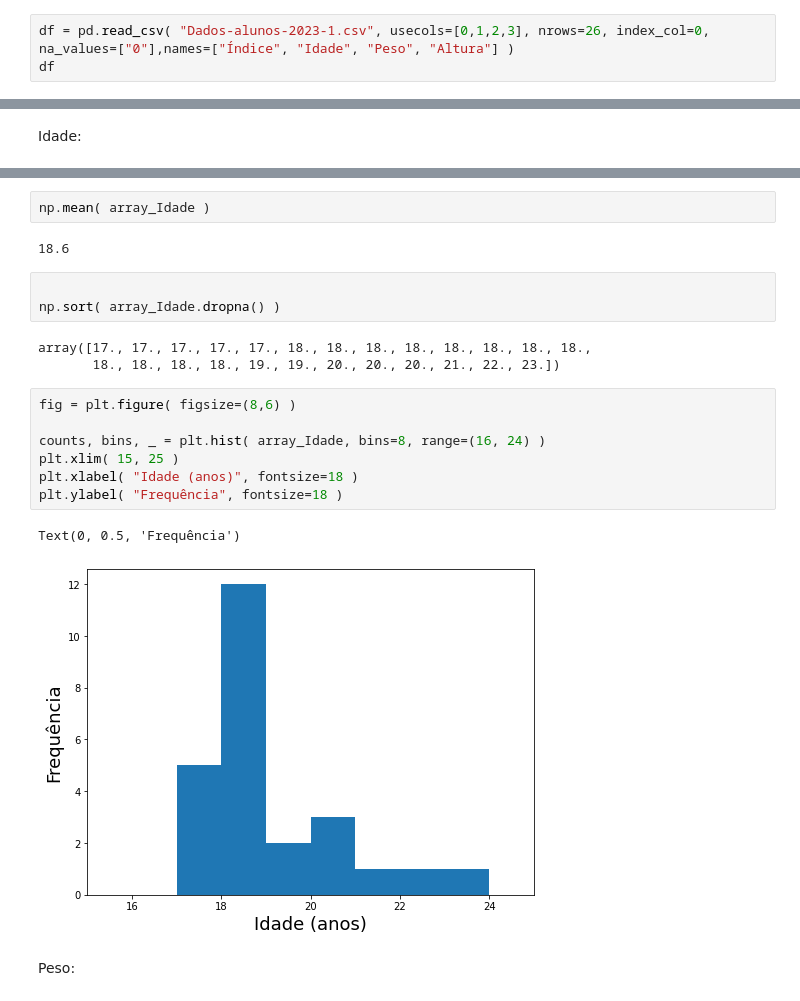
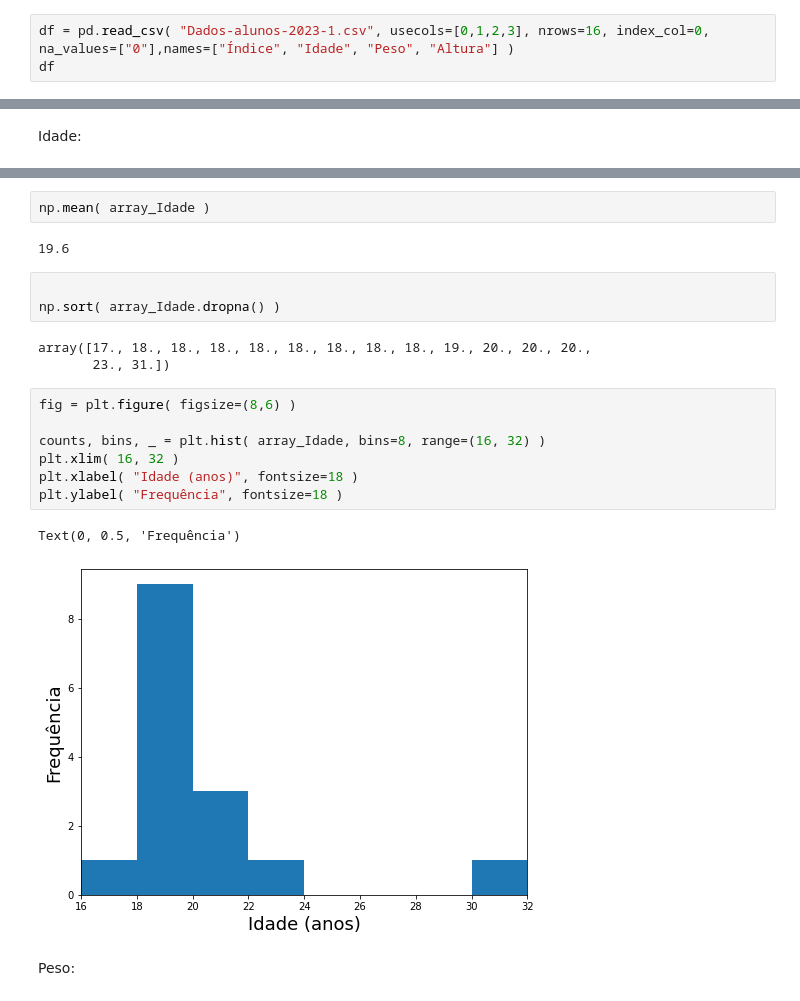
Before and after one commit to elizamelo/FisicaGeral, a Jupyter notebook: Aula01_Dados_da_Turma_2023.ipynb, the cells around one changed output, grey strips where cells are left out. Saved outputs shown, nothing was run; the diff lists cells and outputs as text.

```diff
--- a/Aula01_Dados_da_Turma_2023.ipynb
+++ b/Aula01_Dados_da_Turma_2023.ipynb
@@ -30,7 +31,7 @@ Tabela de idades, pesos e alturas:
 #                            1.85, 1.78, 1.9 , 1.74, 1.85, 1.75, 1.67, 1.68, 1.82, 1.5 , 1.8 ,
 #                            1.8 ] )
 # %%
-df = pd.read_csv( "Dados-alunos-2023-1.csv", usecols=[0,1,2,3], nrows=26, index_col=0, na_values=["0"],names=["Índice", "Idade", "Peso", "Altura"] )
+df = pd.read_csv( "Dados-alunos-2023-1.csv", usecols=[0,1,2,3], nrows=16, index_col=0, na_values=["0"],names=["Índice", "Idade", "Peso", "Altura"] )
 df
 # %% [output]
 |  | Idade | Peso | Altura |
@@ -98,23 +99,23 @@ Name: Idade, dtype: float64
 # %%
 np.mean( array_Idade )
 # %% [output]
-18.6
+19.6
 # %%
 
 np.sort( array_Idade.dropna() )
 # %% [output]
-array([17., 17., 17., 17., 17., 18., 18., 18., 18., 18., 18., 18., 18.,
-       18., 18., 18., 18., 19., 19., 20., 20., 20., 21., 22., 23.])
+array([17., 18., 18., 18., 18., 18., 18., 18., 18., 19., 20., 20., 20.,
+       23., 31.])
 # %%
 fig = plt.figure( figsize=(8,6) )
 
-counts, bins, _ = plt.hist( array_Idade, bins=8, range=(16, 24) )
-plt.xlim( 15, 25 )
+counts, bins, _ = plt.hist( array_Idade, bins=8, range=(16, 32) )
+plt.xlim( 16, 32 )
 plt.xlabel( "Idade (anos)", fontsize=18 )
 plt.ylabel( "Frequência", fontsize=18 )
 # %% [output]
 Text(0, 0.5, 'Frequência')
-[figure, old version]
+[figure, new version]
 # %% [markdown]
 Peso:
 # %%
```
Also changed, not shown: parts of 39 cells of this notebook.
